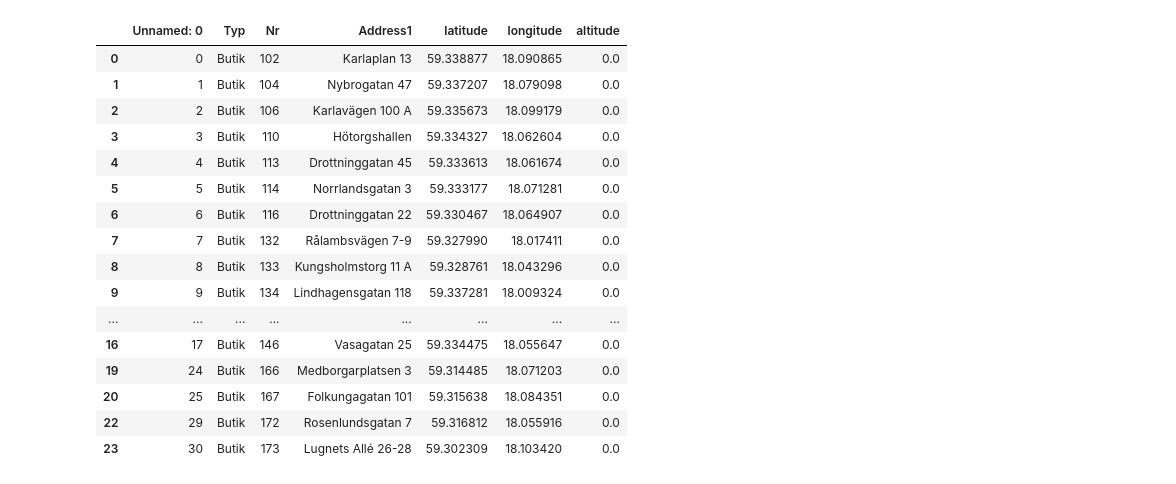
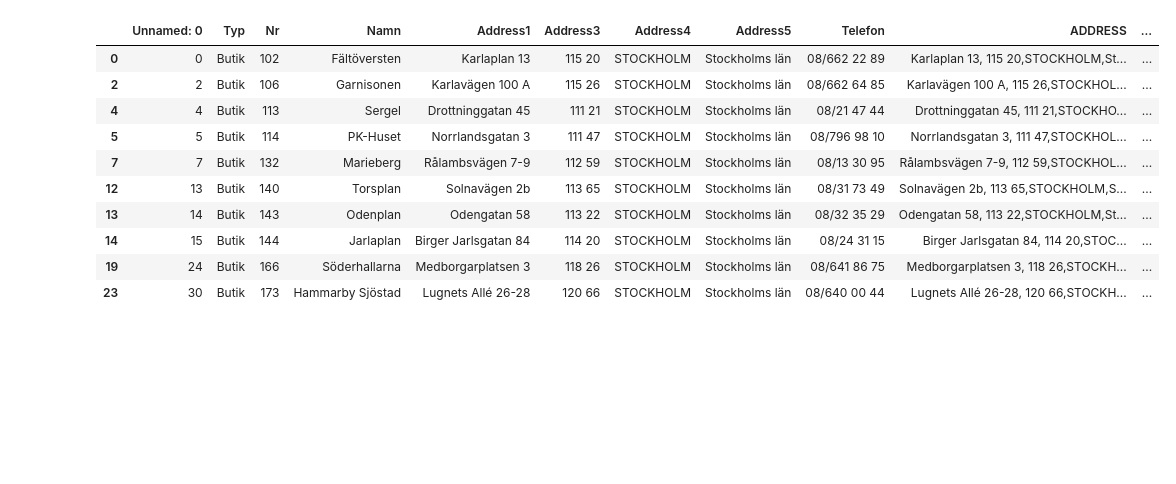
Before and after one commit to martinskafte321/Introduction-Social-Data-Science, a Jupyter notebook: Exam_project/geo_data_test.ipynb, the cells around one changed output. Cells and saved outputs as stored; diff of their text form; code cells hidden in the pictures; blank space fills up the shorter version.

```diff
--- a/Exam_project/geo_data_test.ipynb
+++ b/Exam_project/geo_data_test.ipynb
@@ -48,25 +42,17 @@ df1[['latitude', 'longitude', 'altitude']] = pd.DataFrame(df1['point'].tolist(),
 # %%
 #df1 = df1.drop(['ADDRESS', 'Address3', 'Address4', 'Address5','Telefon', 'ADDRESS', 'location', 'point','Namn'], axis=1)
-df1 = df1.dropna()
-df1.head(30)
 # %% [output]
-|  | Unnamed: 0 | Typ | Nr | Address1 | latitude | longitude | altitude |
-| 0 | 0 | Butik | 102 | Karlaplan 13 | 59.338877 | 18.090865 | 0.0 |
-| 1 | 1 | Butik | 104 | Nybrogatan 47 | 59.337207 | 18.079098 | 0.0 |
-| 2 | 2 | Butik | 106 | Karlavägen 100 A | 59.335673 | 18.099179 | 0.0 |
-| 3 | 3 | Butik | 110 | Hötorgshallen | 59.334327 | 18.062604 | 0.0 |
-| 4 | 4 | Butik | 113 | Drottninggatan 45 | 59.333613 | 18.061674 | 0.0 |
-| 5 | 5 | Butik | 114 | Norrlandsgatan 3 | 59.333177 | 18.071281 | 0.0 |
-| 6 | 6 | Butik | 116 | Drottninggatan 22 | 59.330467 | 18.064907 | 0.0 |
-| 7 | 7 | Butik | 132 | Rålambsvägen 7-9 | 59.327990 | 18.017411 | 0.0 |
-| 8 | 8 | Butik | 133 | Kungsholmstorg 11 A | 59.328761 | 18.043296 | 0.0 |
-| 9 | 9 | Butik | 134 | Lindhagensgatan 118 | 59.337281 | 18.009324 | 0.0 |
-| ... | ... | ... | ... | ... | ... | ... | ... |
-| 16 | 17 | Butik | 146 | Vasagatan 25 | 59.334475 | 18.055647 | 0.0 |
-| 19 | 24 | Butik | 166 | Medborgarplatsen 3 | 59.314485 | 18.071203 | 0.0 |
-| 20 | 25 | Butik | 167 | Folkungagatan 101 | 59.315638 | 18.084351 | 0.0 |
-| 22 | 29 | Butik | 172 | Rosenlundsgatan 7 | 59.316812 | 18.055916 | 0.0 |
-| 23 | 30 | Butik | 173 | Lugnets Allé 26-28 | 59.302309 | 18.103420 | 0.0 |
+|  | Unnamed: 0 | Typ | Nr | Namn | Address1 | Address3 | Address4 | Address5 | Telefon | ADDRESS | ... |
+| 0 | 0 | Butik | 102 | Fältöversten | Karlaplan 13 | 115 20 | STOCKHOLM | Stockholms län | 08/662 22 89 | Karlaplan 13, 115 20,STOCKHOLM,St... | ... |
+| 2 | 2 | Butik | 106 | Garnisonen | Karlavägen 100 A | 115 26 | STOCKHOLM | Stockholms län | 08/662 64 85 | Karlavägen 100 A, 115 26,STOCKHOL... | ... |
+| 4 | 4 | Butik | 113 | Sergel | Drottninggatan 45 | 111 21 | STOCKHOLM | Stockholms län | 08/21 47 44 | Drottninggatan 45, 111 21,STOCKHO... | ... |
+| 5 | 5 | Butik | 114 | PK-Huset | Norrlandsgatan 3 | 111 47 | STOCKHOLM | Stockholms län | 08/796 98 10 | Norrlandsgatan 3, 111 47,STOCKHOL... | ... |
+| 7 | 7 | Butik | 132 | Marieberg | Rålambsvägen 7-9 | 112 59 | STOCKHOLM | Stockholms län | 08/13 30 95 | Rålambsvägen 7-9, 112 59,STOCKHOL... | ... |
+| 12 | 13 | Butik | 140 | Torsplan | Solnavägen 2b | 113 65 | STOCKHOLM | Stockholms län | 08/31 73 49 | Solnavägen 2b, 113 65,STOCKHOLM,S... | ... |
+| 13 | 14 | Butik | 143 | Odenplan | Odengatan 58 | 113 22 | STOCKHOLM | Stockholms län | 08/32 35 29 | Odengatan 58, 113 22,STOCKHOLM,St... | ... |
+| 14 | 15 | Butik | 144 | Jarlaplan | Birger Jarlsgatan 84 | 114 20 | STOCKHOLM | Stockholms län | 08/24 31 15 | Birger Jarlsgatan 84, 114 20,STOC... | ... |
+| 19 | 24 | Butik | 166 | Söderhallarna | Medborgarplatsen 3 | 118 26 | STOCKHOLM | Stockholms län | 08/641 86 75 | Medborgarplatsen 3, 118 26,STOCKH... | ... |
+| 23 | 30 | Butik | 173 | Hammarby Sjöstad | Lugnets Allé 26-28 | 120 66 | STOCKHOLM | Stockholms län | 08/640 00 44 | Lugnets Allé 26-28, 120 66,STOCKH... | ... |
 # %%
 map1 = folium.Map(
     location=[59.338315,18.089960],
```
Also changed, not shown: parts of 2 cells of this notebook, 7 other files.
